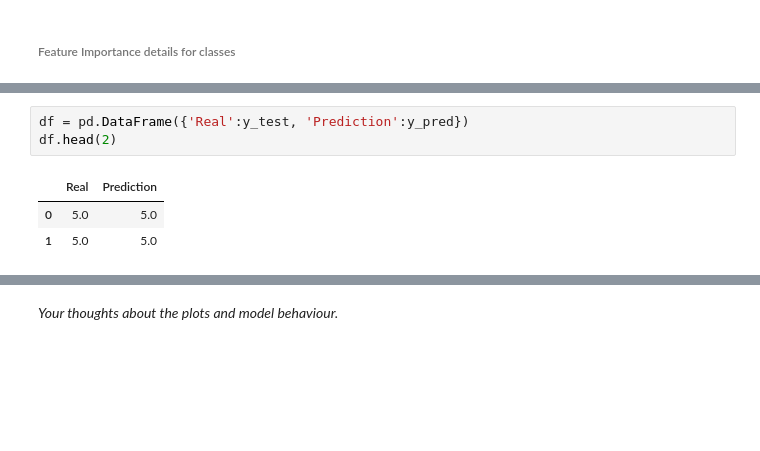
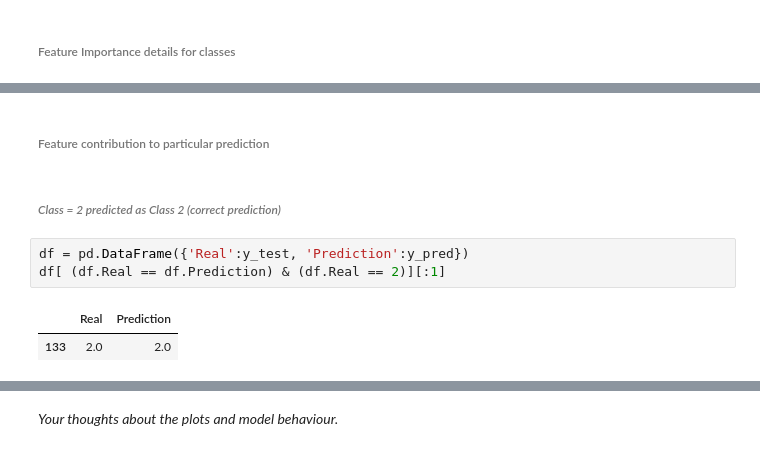
Before and after one commit to root-epifit/madmo-adv, a Jupyter notebook: homeworks/hw1_boosting_and_explanation.ipynb, the cells around one changed output, grey strips where cells are left out. Drawn from its saved outputs; the diff is of its cells as text; blank space fills up the shorter version.

```diff
--- a/homeworks/hw1_boosting_and_explanation.ipynb
+++ b/homeworks/hw1_boosting_and_explanation.ipynb
@@ -638,8 +653,11 @@ Clasa = 6
+# %% [markdown]
+###### Feature contribution to particular prediction
+# %% [markdown]
+###### *Class = 2 predicted as Class 2 (correct prediction)*
 # %%
 df = pd.DataFrame({'Real':y_test, 'Prediction':y_pred})
-df.head(2)
+df[ (df.Real == df.Prediction) & (df.Real == 2)][:1]
 # %% [output]
 |  | Real | Prediction |
-| 0 | 5.0 | 5.0 |
-| 1 | 5.0 | 5.0 |
+| 133 | 2.0 | 2.0 |
 # %%
```
Also changed, not shown: parts of 20 cells of this notebook.
